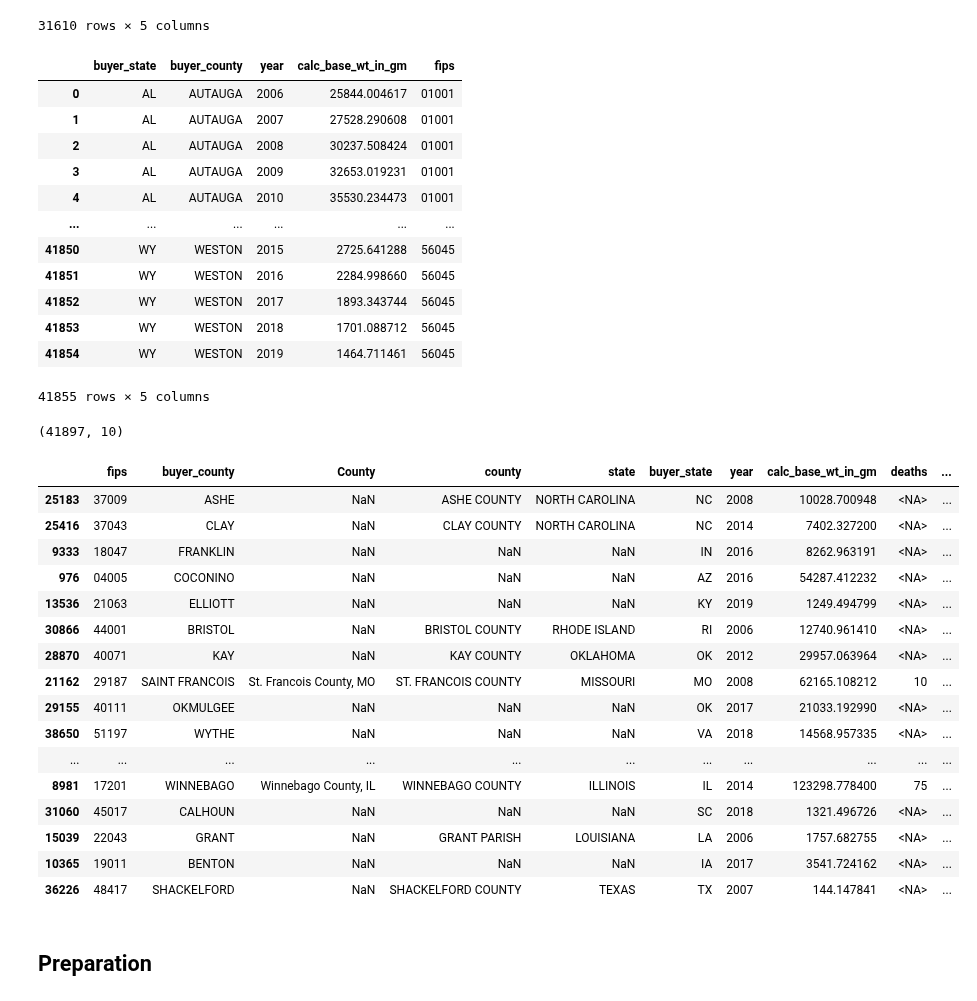
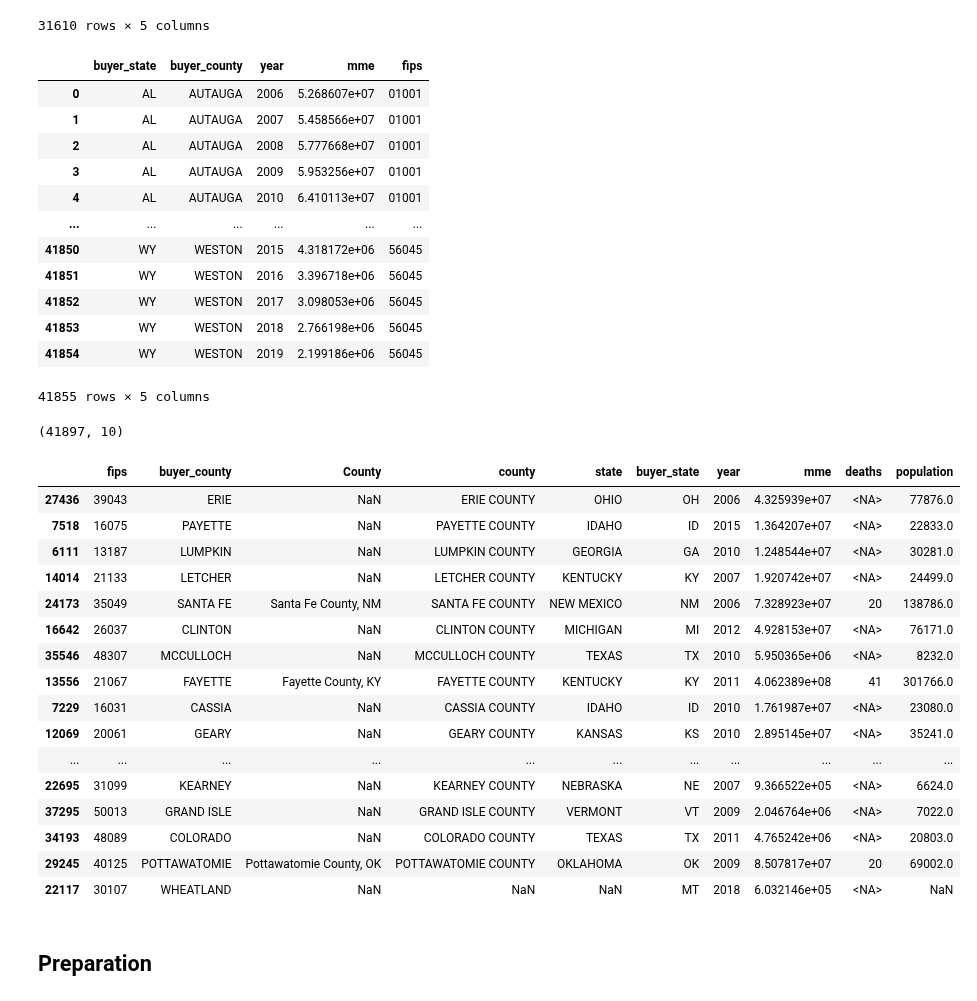
Before and after one commit to rakiranelson/IDS590-Opioids-Final-Project, a Jupyter notebook: opioid_project_cleaning.ipynb, the cells around one changed output. Saved outputs shown, nothing was run; the diff lists cells and outputs as text; code cells hidden in the pictures.

Commit message:
changed prescriptions from grams to mme

```diff
--- a/opioid_project_cleaning.ipynb
+++ b/opioid_project_cleaning.ipynb
@@ -65,0 +52,7 @@ prescriptions_condensed
+# %%
+prescriptions["mme"] = prescriptions["calc_base_wt_in_gm"] * 1000 * prescriptions["mme_conversion_factor"]
+prescriptions_condensed = (
+    prescriptions.groupby(["buyer_state", "buyer_county", "year"], as_index=False)["mme"]
+    .sum()
+)
+prescriptions_condensed
@@ -399,18 +385,18 @@ pop_long
 # %%
 prescriptions_merged
 # %% [output]
-|  | buyer_state | buyer_county | year | calc_base_wt_in_gm | fips |
-| 0 | AL | AUTAUGA | 2006 | 25844.004617 | 01001 |
-| 1 | AL | AUTAUGA | 2007 | 27528.290608 | 01001 |
-| 2 | AL | AUTAUGA | 2008 | 30237.508424 | 01001 |
-| 3 | AL | AUTAUGA | 2009 | 32653.019231 | 01001 |
-| 4 | AL | AUTAUGA | 2010 | 35530.234473 | 01001 |
+|  | buyer_state | buyer_county | year | mme | fips |
+| 0 | AL | AUTAUGA | 2006 | 5.268607e+07 | 01001 |
+| 1 | AL | AUTAUGA | 2007 | 5.458566e+07 | 01001 |
+| 2 | AL | AUTAUGA | 2008 | 5.777668e+07 | 01001 |
+| 3 | AL | AUTAUGA | 2009 | 5.953256e+07 | 01001 |
+| 4 | AL | AUTAUGA | 2010 | 6.410113e+07 | 01001 |
 | ... | ... | ... | ... | ... | ... |
-| 41850 | WY | WESTON | 2015 | 2725.641288 | 56045 |
-| 41851 | WY | WESTON | 2016 | 2284.998660 | 56045 |
-| 41852 | WY | WESTON | 2017 | 1893.343744 | 56045 |
-| 41853 | WY | WESTON | 2018 | 1701.088712 | 56045 |
-| 41854 | WY | WESTON | 2019 | 1464.711461 | 56045 |
+| 41850 | WY | WESTON | 2015 | 4.318172e+06 | 56045 |
+| 41851 | WY | WESTON | 2016 | 3.396718e+06 | 56045 |
+| 41852 | WY | WESTON | 2017 | 3.098053e+06 | 56045 |
+| 41853 | WY | WESTON | 2018 | 2.766198e+06 | 56045 |
+| 41854 | WY | WESTON | 2019 | 2.199186e+06 | 56045 |
 41855 rows × 5 columns
 # %%
 presc_deaths = pd.merge(
@@ -418,51 +404,51 @@ presc_deaths = pd.merge(
     deaths[["fips", "County", "year", "deaths"]],
     on=["fips", "year"],
     how="outer",
 )
 
 opioids = pd.merge(
     presc_deaths,
     pop_long[["fips", "year", "county", "state", "population"]],
     on=["fips", "year"],
     how="left",
 )
 
 opioids = opioids[
     [
         "fips",
         "buyer_county",
         "County",
         "county",
         "state",
         "buyer_state",
         "year",
-        "calc_base_wt_in_gm",
+        "mme",
         "deaths",
         "population",
     ]
 ]
 
 print(opioids.shape)
 opioids.sample(20)
 # %% [output]
 (41897, 10)
-|  | fips | buyer_county | County | county | state | buyer_state | year | calc_base_wt_in_gm | deaths | ... |
-| 25183 | 37009 | ASHE | NaN | ASHE COUNTY | NORTH CAROLINA | NC | 2008 | 10028.700948 | <NA> | ... |
-| 25416 | 37043 | CLAY | NaN | CLAY COUNTY | NORTH CAROLINA | NC | 2014 | 7402.327200 | <NA> | ... |
-| 9333 | 18047 | FRANKLIN | NaN | NaN | NaN | IN | 2016 | 8262.963191 | <NA> | ... |
-| 976 | 04005 | COCONINO | NaN | NaN | NaN | AZ | 2016 | 54287.412232 | <NA> | ... |
-| 13536 | 21063 | ELLIOTT | NaN | NaN | NaN | KY | 2019 | 1249.494799 | <NA> | ... |
-| 30866 | 44001 | BRISTOL | NaN | BRISTOL COUNTY | RHODE ISLAND | RI | 2006 | 12740.961410 | <NA> | ... |
-| 28870 | 40071 | KAY | NaN | KAY COUNTY | OKLAHOMA | OK | 2012 | 29957.063964 | <NA> | ... |
-| 21162 | 29187 | SAINT FRANCOIS | St. Francois County, MO | ST. FRANCOIS COUNTY | MISSOURI | MO | 2008 | 62165.108212 | 10 | ... |
-| 29155 | 40111 | OKMULGEE | NaN | NaN | NaN | OK | 2017 | 21033.192990 | <NA> | ... |
-| 38650 | 51197 | WYTHE | NaN | NaN | NaN | VA | 2018 | 14568.957335 | <NA> | ... |
+|  | fips | buyer_county | County | county | state | buyer_state | year | mme | deaths | population |
+| 27436 | 39043 | ERIE | NaN | ERIE COUNTY | OHIO | OH | 2006 | 4.325939e+07 | <NA> | 77876.0 |
+| 7518 | 16075 | PAYETTE | NaN | PAYETTE COUNTY | IDAHO | ID | 2015 | 1.364207e+07 | <NA> | 22833.0 |
+| 6111 | 13187 | LUMPKIN | NaN | LUMPKIN COUNTY | GEORGIA | GA | 2010 | 1.248544e+07 | <NA> | 30281.0 |
+| 14014 | 21133 | LETCHER | NaN | LETCHER COUNTY | KENTUCKY | KY | 2007 | 1.920742e+07 | <NA> | 24499.0 |
+| 24173 | 35049 | SANTA FE | Santa Fe County, NM | SANTA FE COUNTY | NEW MEXICO | NM | 2006 | 7.328923e+07 | 20 | 138786.0 |
+| 16642 | 26037 | CLINTON | NaN | CLINTON COUNTY | MICHIGAN | MI | 2012 | 4.928153e+07 | <NA> | 76171.0 |
+| 35546 | 48307 | MCCULLOCH | NaN | MCCULLOCH COUNTY | TEXAS | TX | 2010 | 5.950365e+06 | <NA> | 8232.0 |
+| 13556 | 21067 | FAYETTE | Fayette County, KY | FAYETTE COUNTY | KENTUCKY | KY | 2011 | 4.062389e+08 | 41 | 301766.0 |
+| 7229 | 16031 | CASSIA | NaN | CASSIA COUNTY | IDAHO | ID | 2010 | 1.761987e+07 | <NA> | 23080.0 |
+| 12069 | 20061 | GEARY | NaN | GEARY COUNTY | KANSAS | KS | 2010 | 2.895145e+07 | <NA> | 35241.0 |
 | ... | ... | ... | ... | ... | ... | ... | ... | ... | ... | ... |
-| 8981 | 17201 | WINNEBAGO | Winnebago County, IL | WINNEBAGO COUNTY | ILLINOIS | IL | 2014 | 123298.778400 | 75 | ... |
-| 31060 | 45017 | CALHOUN | NaN | NaN | NaN | SC | 2018 | 1321.496726 | <NA> | ... |
-| 15039 | 22043 | GRANT | NaN | GRANT PARISH | LOUISIANA | LA | 2006 | 1757.682755 | <NA> | ... |
-| 10365 | 19011 | BENTON | NaN | NaN | NaN | IA | 2017 | 3541.724162 | <NA> | ... |
-| 36226 | 48417 | SHACKELFORD | NaN | SHACKELFORD COUNTY | TEXAS | TX | 2007 | 144.147841 | <NA> | ... |
+| 22695 | 31099 | KEARNEY | NaN | KEARNEY COUNTY | NEBRASKA | NE | 2007 | 9.366522e+05 | <NA> | 6624.0 |
+| 37295 | 50013 | GRAND ISLE | NaN | GRAND ISLE COUNTY | VERMONT | VT | 2009 | 2.046764e+06 | <NA> | 7022.0 |
+| 34193 | 48089 | COLORADO | NaN | COLORADO COUNTY | TEXAS | TX | 2011 | 4.765242e+06 | <NA> | 20803.0 |
+| 29245 | 40125 | POTTAWATOMIE | Pottawatomie County, OK | POTTAWATOMIE COUNTY | OKLAHOMA | OK | 2009 | 8.507817e+07 | 20 | 69002.0 |
+| 22117 | 30107 | WHEATLAND | NaN | NaN | NaN | MT | 2018 | 6.032146e+05 | <NA> | NaN |
 # %% [markdown]
 ## Preparation
 # %%
```
Also changed, not shown: parts of 8 cells of this notebook, 3 other files.
